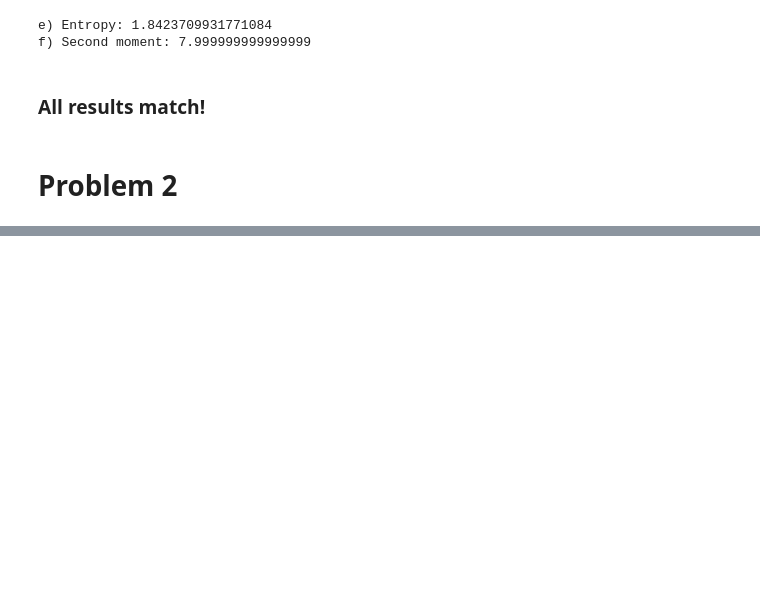
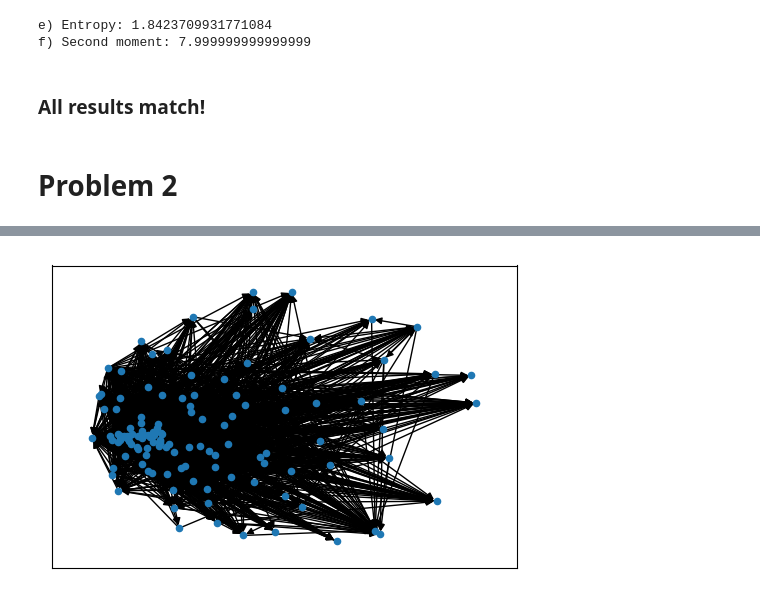
Before and after one commit to matheushjs/sandbox, a Jupyter notebook: complex_nets/lista1.ipynb, the cells around one changed output, grey strips where cells are left out. Saved outputs shown, nothing was run; the diff lists cells and outputs as text; code cells hidden in the pictures; blank space fills up the shorter version.

```diff
--- a/complex_nets/lista1.ipynb
+++ b/complex_nets/lista1.ipynb
@@ -183,0 +201,5 @@ f) Second moment: 7.999999999999999
+# %%
+plt.figure(dpi=100)
+nx.draw_networkx(ecoG, arrows=True, pos=nx.spring_layout(ecoG), with_labels=False, node_size=20)
+# %% [output]
+[figure, added]
```
Also changed, not shown: parts of 12 cells of this notebook.
